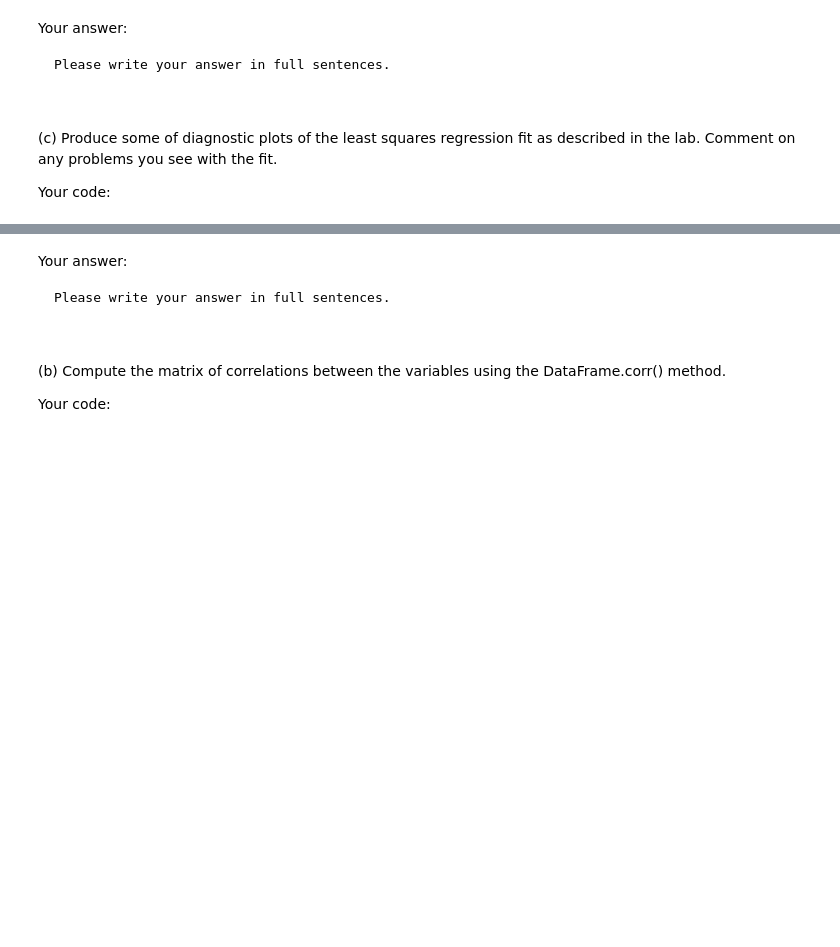
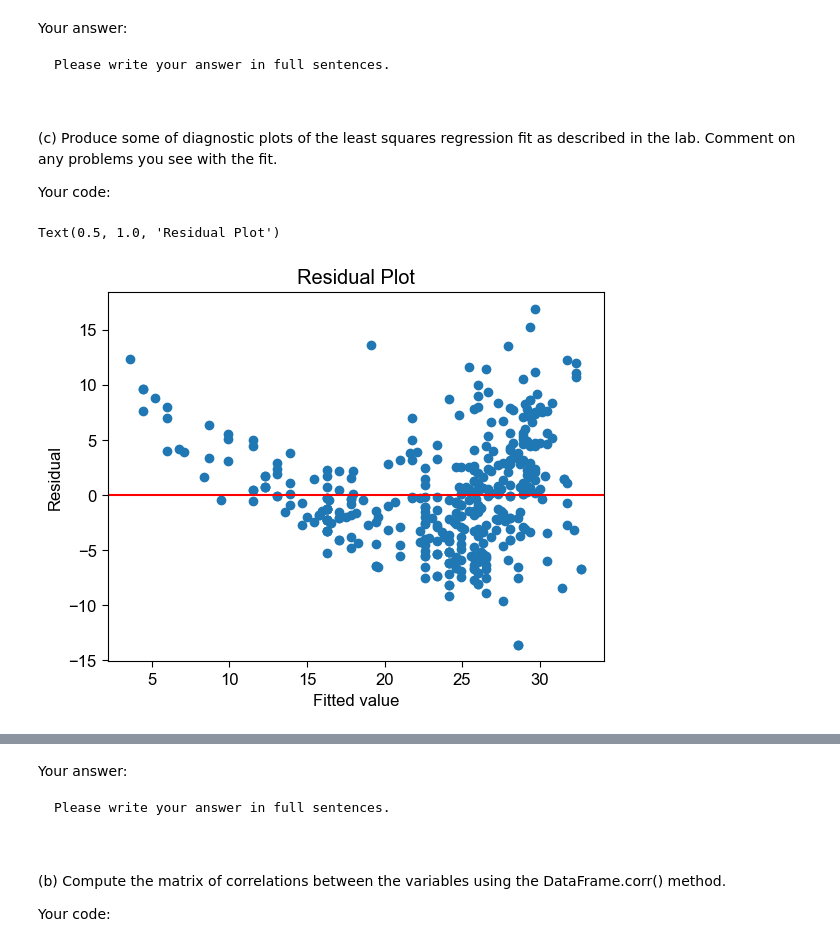
Before and after one commit to BU-MSSP-Classroom/ma679-spring2024-01-linear-regression-yuyangsun28k, a Jupyter notebook: Ch3_Regression_Python.ipynb, the cells around one changed output, grey strips where cells are left out. Drawn from its saved outputs; the diff is of its cells as text; code cells hidden in the pictures; blank space fills up the shorter version.

```diff
--- a/Ch3_Regression_Python.ipynb
+++ b/Ch3_Regression_Python.ipynb
@@ -620,5 +790,13 @@ with the fit.
 
 Your code:
 # %%
-#
-#
+ax = subplots()[1]
+ax.scatter(ols1.fittedvalues, ols1.resid)
+ax.axhline(0,color="red")
+
+ax.set_xlabel('Fitted value')
+ax.set_ylabel('Residual')
+ax.set_title('Residual Plot')
+# %% [output]
+Text(0.5, 1.0, 'Residual Plot')
+[figure, added]
```
Also changed, not shown: parts of 34 cells of this notebook, 1 other file.
